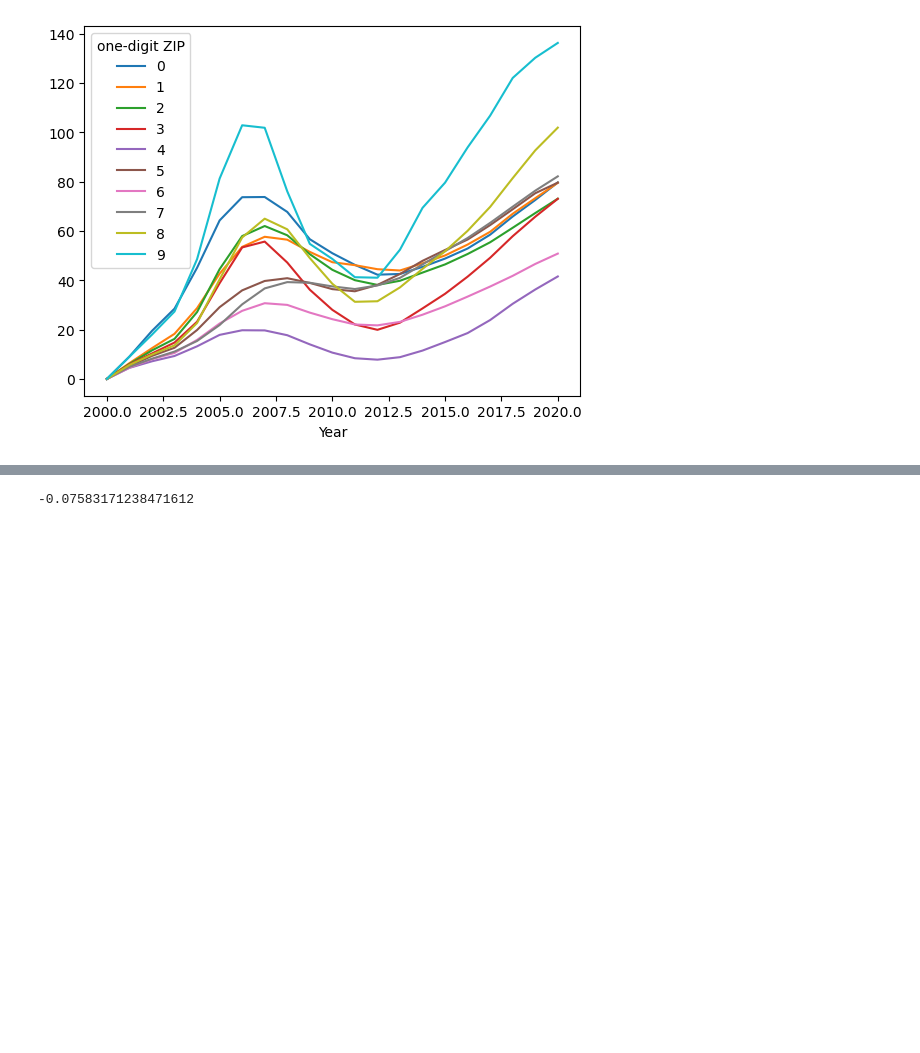
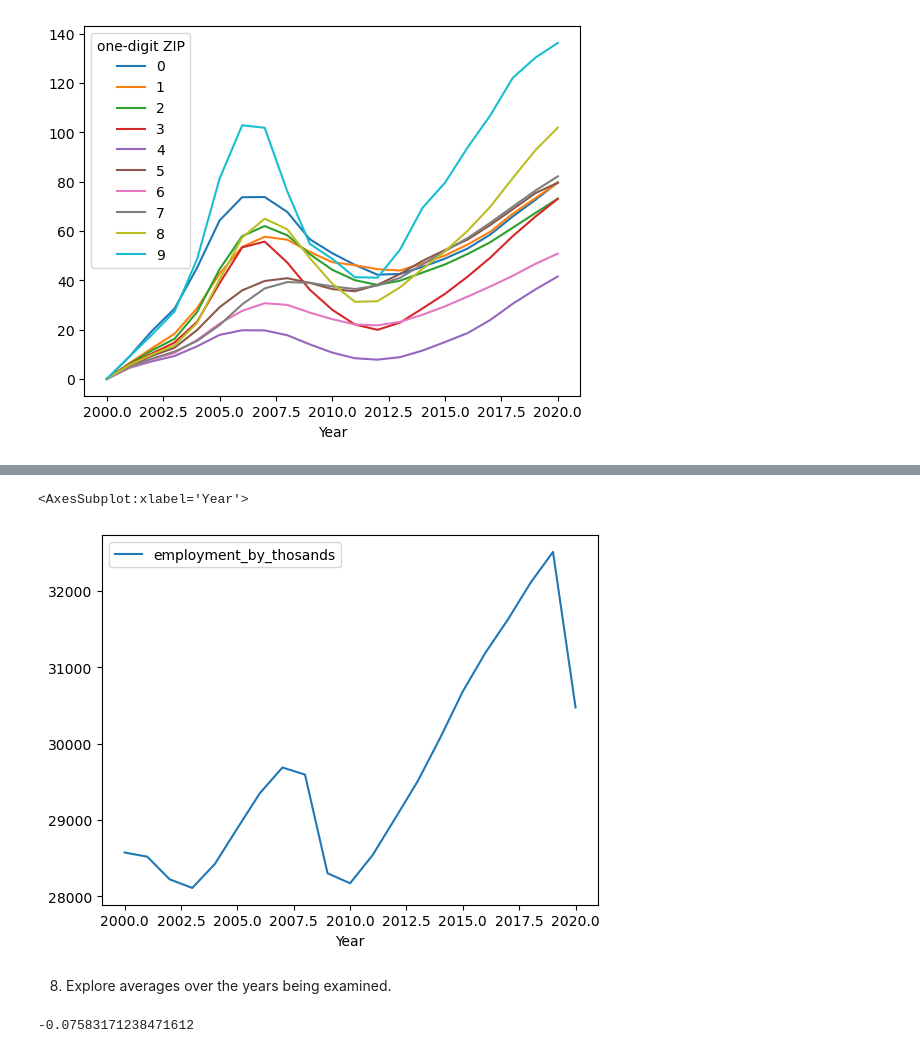
Before and after one commit to Brf0001/hpi_vs_jobgrowth, a Jupyter notebook: notebook/zip_vs_HPI.ipynb, the cells around one changed output, grey strips where cells are left out. Drawn from its saved outputs; the diff is of its cells as text; code cells hidden in the pictures; blank space fills up the shorter version.

```diff
--- a/notebook/zip_vs_HPI.ipynb
+++ b/notebook/zip_vs_HPI.ipynb
@@ -100,3 +93,12 @@ ZIP_VS_HPI[ZIP_VS_HPI['Year']==2019]
+# %%
+sum_of_employment_years_2000_2020 = ZIP_VS_HPI.groupby('Year')['employment_by_thosands'].sum().reset_index()
+# %%
+sum_of_employment_years_2000_2020.plot(x='Year',y='employment_by_thosands', kind='line')
+# %% [output]
+<AxesSubplot:xlabel='Year'>
+[figure, added]
+# %% [markdown]
+8. Explore averages over the years being examined.
 # %%
 year2020 = ZIP_VS_HPI[ZIP_VS_HPI['Year']==2020]
 years2010_2020 = ZIP_VS_HPI[ZIP_VS_HPI['Year']>=2010]
```
Also changed, not shown: parts of 10 cells of this notebook, 5 other files.
